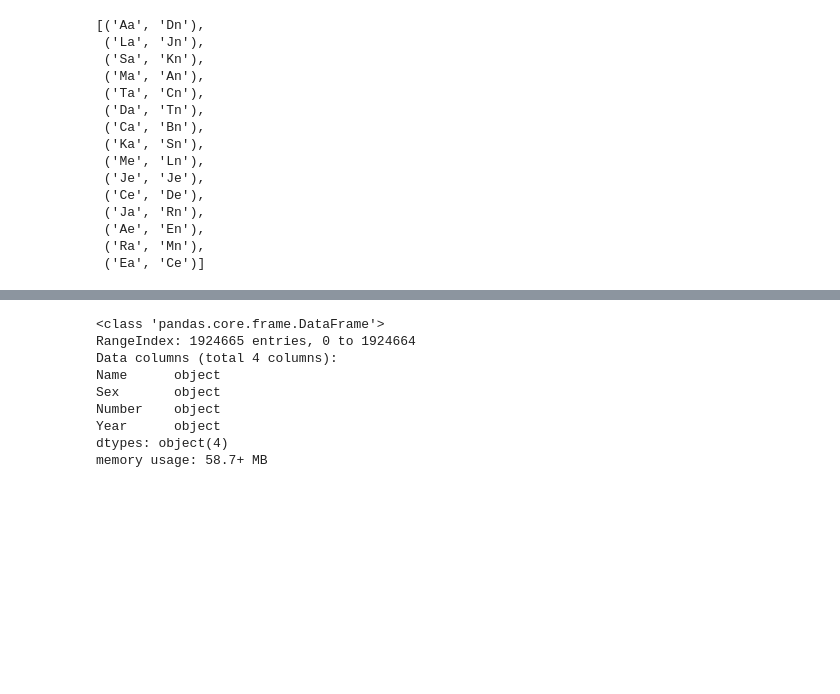
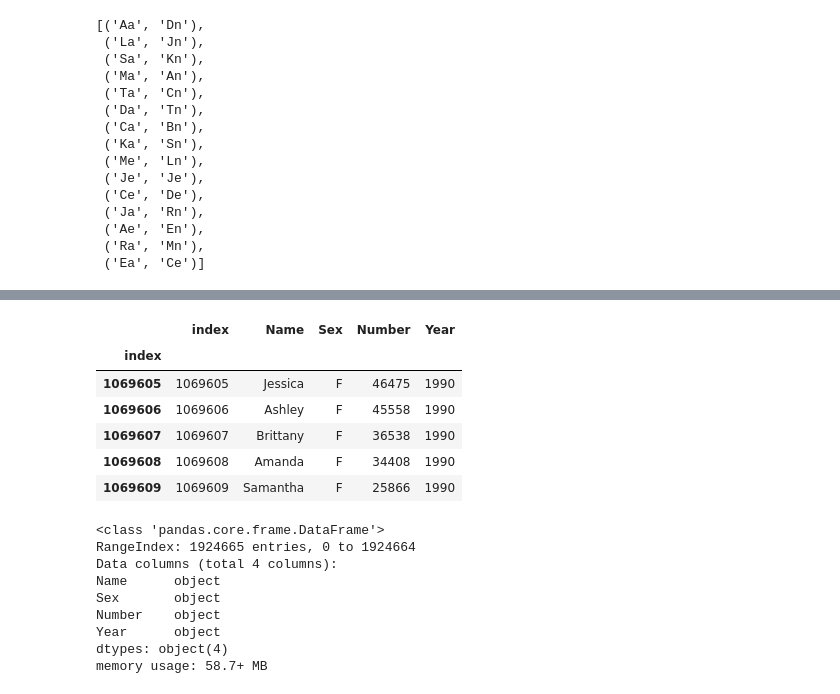
Before and after one commit to tjslezak/dignity-health-challenge, a Jupyter notebook: dh-challenge.ipynb, the cells around one changed output, grey strips where cells are left out. Cells and saved outputs as stored; diff of their text form; code cells hidden in the pictures; blank space fills up the shorter version.

```diff
--- a/dh-challenge.ipynb
+++ b/dh-challenge.ipynb
@@ -315,3 +312,13 @@ from sklearn.model_selection import train_test_split
+# %%
+yr.head()
+# %% [output]
+|  | index | Name | Sex | Number | Year |
+| index |  |  |  |  |  |
+| 1069605 | 1069605 | Jessica | F | 46475 | 1990 |
+| 1069606 | 1069606 | Ashley | F | 45558 | 1990 |
+| 1069607 | 1069607 | Brittany | F | 36538 | 1990 |
+| 1069608 | 1069608 | Amanda | F | 34408 | 1990 |
+| 1069609 | 1069609 | Samantha | F | 25866 | 1990 |
 # %%
 df.info()
 # %% [output]
```
Also changed, not shown: parts of 9 cells of this notebook.
